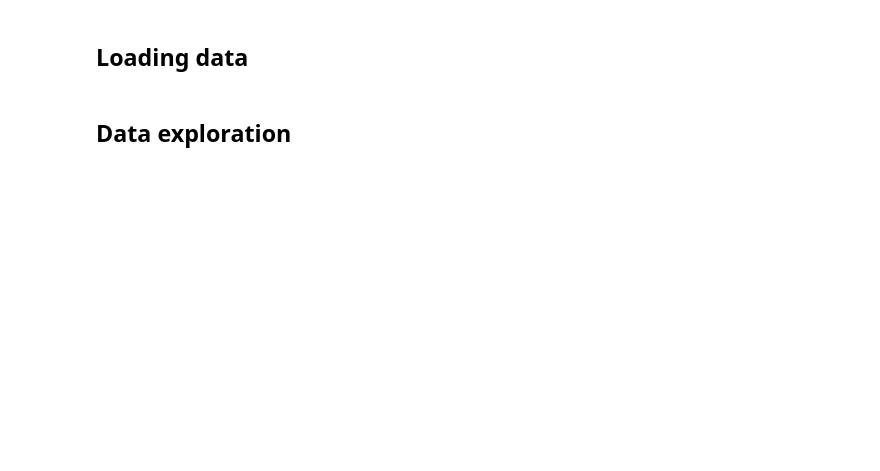
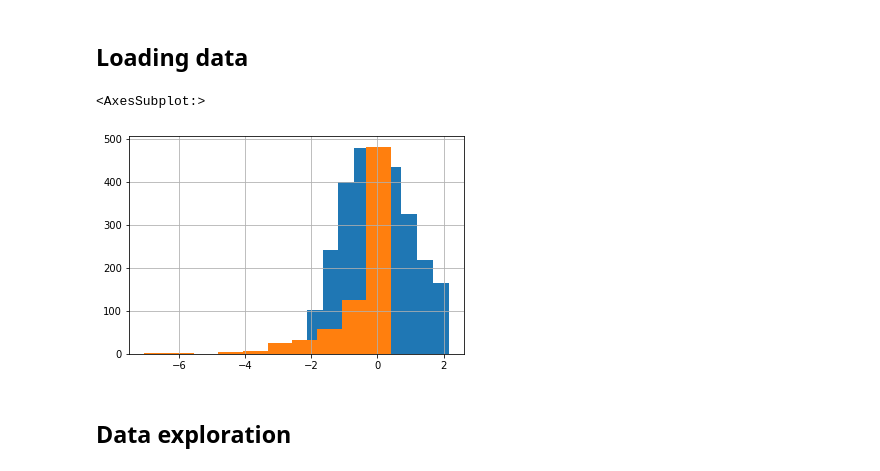
Before and after one commit to yunwaiho/rarita-football-club, a Jupyter notebook: code-market-value/model.ipynb, the cells around one changed output. Saved outputs shown, nothing was run; the diff lists cells and outputs as text; code cells hidden in the pictures; blank space fills up the shorter version.

```diff
--- a/code-market-value/model.ipynb
+++ b/code-market-value/model.ipynb
@@ -13,27 +14,52 @@ pd.set_option('display.max_rows', 500)
 # %%
 path2021 = "../data/uefa-data/processed/2021_"
 path2020 = "../data/uefa-data/processed/2020_"
 
 playerStats = pd.read_csv(path2021 + "player_stats.csv")
 defense = pd.read_csv(path2021 + "defense.csv")
 goalkeeping = pd.read_csv(path2021 + "goalkeeping.csv")
 passing = pd.read_csv(path2021 + "passing.csv")
 shooting = pd.read_csv(path2021 + "shooting.csv")
 mv2020 = pd.read_csv(path2020+ "mv.csv")
+
+
+ok = mv2020.merge(playerStats, left_on ="fbref id", right_on = "Player")
+print()
+ok.drop(columns = "fbref id").to_csv("player.csv")
+
 
 defense = playerStats.merge(defense, on = "Player")
 goalkeeping = playerStats.merge(goalkeeping, on = "Player")
 passing = playerStats.merge(passing, on = "Player")
 shooting = playerStats.merge(shooting, on = "Player")
 
 path = "../data/processed-data/"
 
 raritaDf = pd.read_csv(path + "l_defense_clean.csv", index_col = 0)
 raritaPs = pd.read_csv(path + "l_passing_clean.csv", index_col = 0)
 raritaGk = pd.read_csv(path + "l_goalkeeping_clean.csv", index_col = 0)
 raritaSh = pd.read_csv(path + "l_shooting_clean.csv", index_col = 0)
 salary2020 = pd.read_csv(path + "salary_2020.csv", index_col = 0)
 salary2021 = pd.read_csv(path + "salary_2021.csv", index_col = 0)
+
+
+salary2021["Annualized Salary"] = salary2021["Annualized Salary"]*1.141
+salarymean = salary2021["Annualized Salary"].mean()
+salaryvar = salary2021["Annualized Salary"].var()
+mvmean = playerStats["mv"].median()
+mvvar = playerStats["mv"].var()
+
+
+salary2021["Annualized Salary"] = (salarymean-salary2021["Annualized Salary"])/np.sqrt(salaryvar)
+playerStats["mv"] = (mvmean-playerStats["mv"])/np.sqrt(mvvar)
+
+
+salary2021["Annualized Salary"].hist()
+
+playerStats["mv"].hist()
+# %% [output]
+<AxesSubplot:>
+[figure, added]
 # %% [markdown]
 ## Data exploration
 # %%
```
Also changed, not shown: parts of 6 cells of this notebook, 9 other files.
